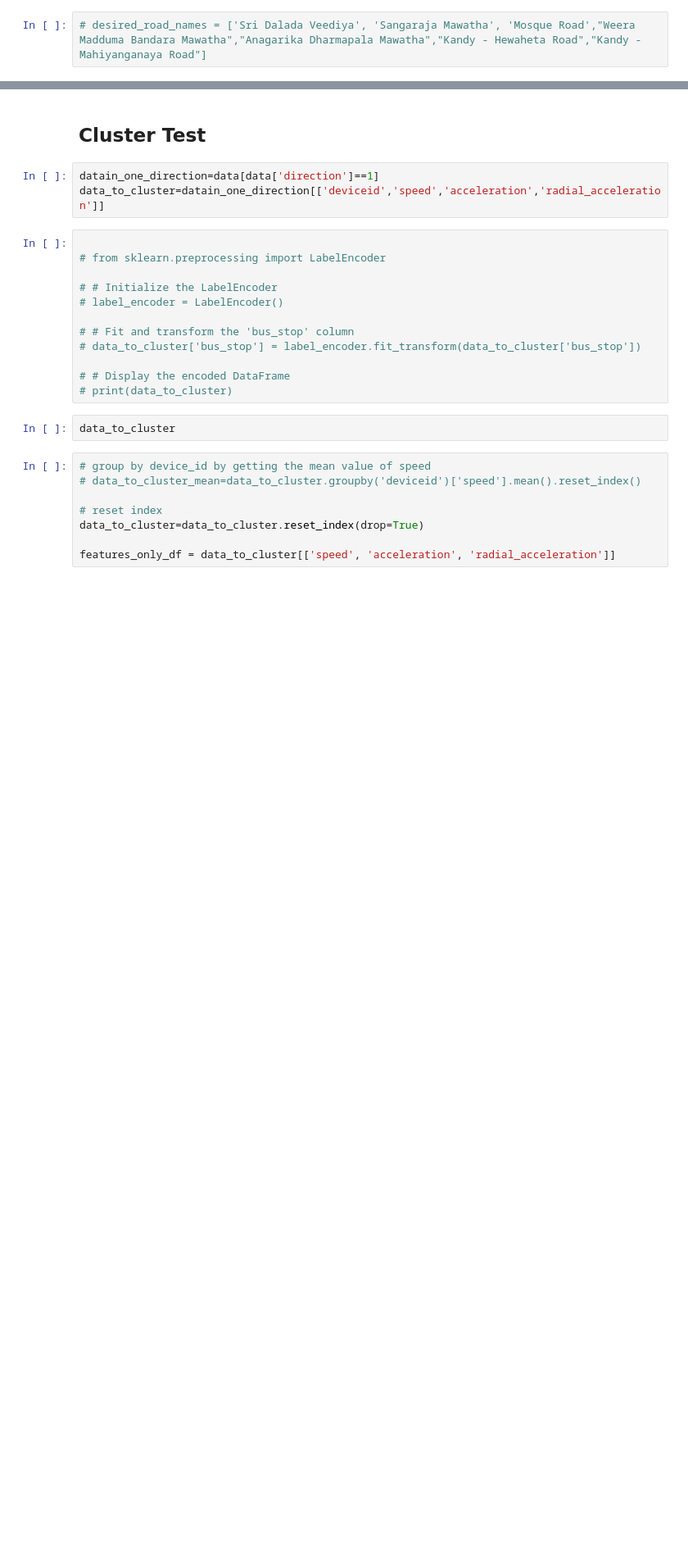
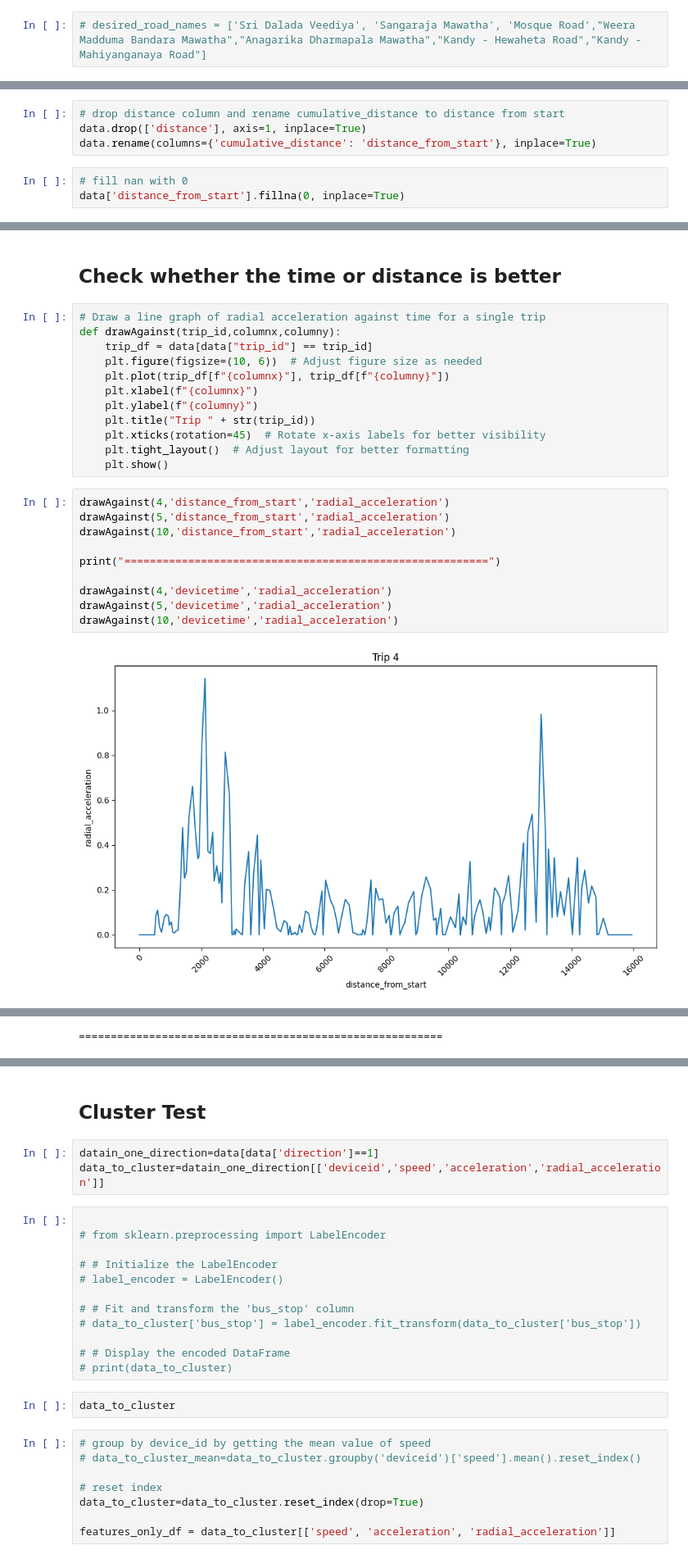
Before and after one commit to Ginushmal/DSE-Project-Bus-Arrival-time-Prediction-GRP29, a Jupyter notebook: Ginushmal/Cluster test.ipynb, the cells around one changed output, grey strips where cells are left out. Shown at 82% size. Cells and saved outputs as stored; diff of their text form; blank space fills up the shorter version.

Commit message:
distance with cumalative

```diff
--- a/Ginushmal/Cluster test.ipynb
+++ b/Ginushmal/Cluster test.ipynb
@@ -472,0 +554,7 @@ TypeError: sequence item 0: expected str instance, tuple found
+# %%
+# drop distance column and rename cumulative_distance to distance from start
+data.drop(['distance'], axis=1, inplace=True)
+data.rename(columns={'cumulative_distance': 'distance_from_start'}, inplace=True)
+# %%
+# fill nan with 0
+data['distance_from_start'].fillna(0, inplace=True)
@@ -472,0 +580,26 @@ TypeError: sequence item 0: expected str instance, tuple found
+# %% [markdown]
+## Check whether the time or distance is better
+# %%
+# Draw a line graph of radial acceleration against time for a single trip
+def drawAgainst(trip_id,columnx,columny):
+    trip_df = data[data["trip_id"] == trip_id]
+    plt.figure(figsize=(10, 6))  # Adjust figure size as needed
+    plt.plot(trip_df[f"{columnx}"], trip_df[f"{columny}"])
+    plt.xlabel(f"{columnx}")
+    plt.ylabel(f"{columny}")
+    plt.title("Trip " + str(trip_id))
+    plt.xticks(rotation=45)  # Rotate x-axis labels for better visibility
+    plt.tight_layout()  # Adjust layout for better formatting
+    plt.show()
+# %%
+drawAgainst(4,'distance_from_start','radial_acceleration')
+drawAgainst(5,'distance_from_start','radial_acceleration')
+drawAgainst(10,'distance_from_start','radial_acceleration')
+
+print("=========================================================")
+
+drawAgainst(4,'devicetime','radial_acceleration')
+drawAgainst(5,'devicetime','radial_acceleration')
+drawAgainst(10,'devicetime','radial_acceleration')
+# %% [output]
+[figure, added]
@@ -472,0 +608 @@ TypeError: sequence item 0: expected str instance, tuple found
+=========================================================
```
Also changed, not shown: parts of 14 cells of this notebook, 2 other files.
